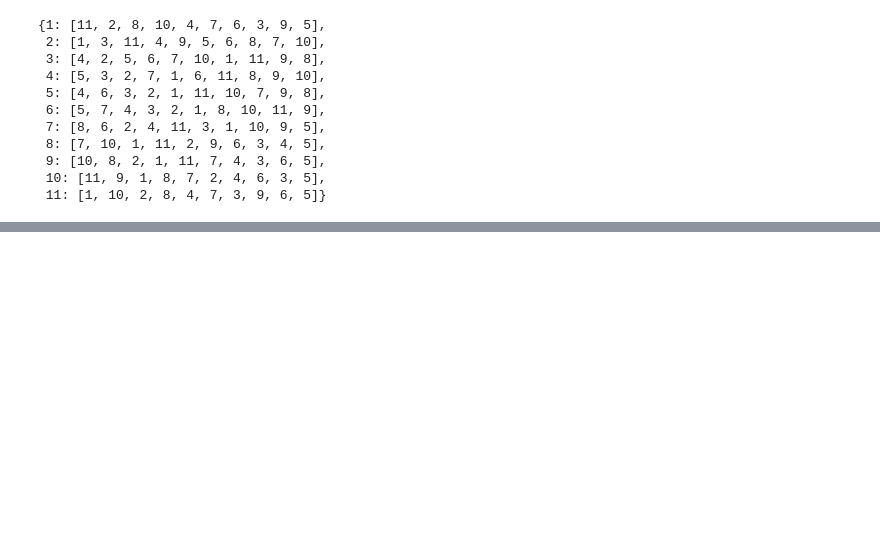
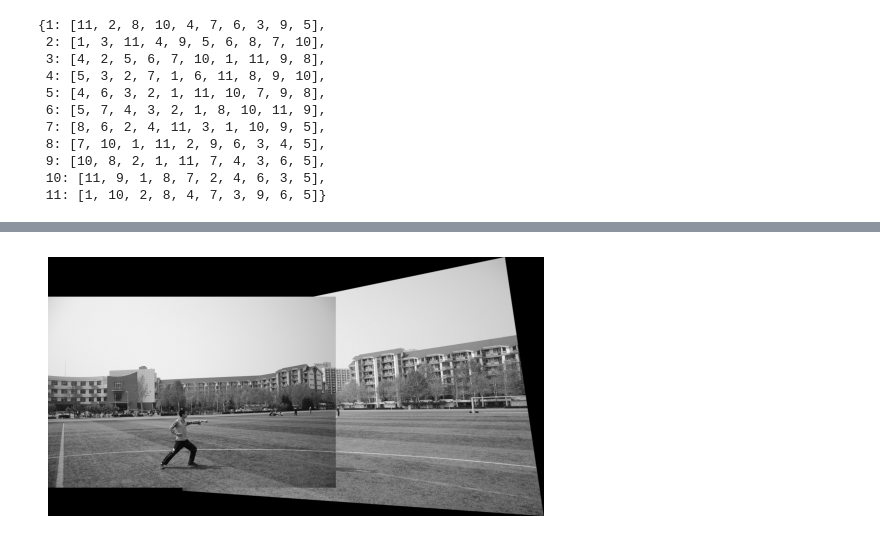
Before and after one commit to GCSchmidt/local-image-features-apps, a Jupyter notebook: src/image-stitching/experiments.ipynb, the cells around one changed output, grey strips where cells are left out. Drawn from its saved outputs; the diff is of its cells as text; code cells hidden in the pictures; blank space fills up the shorter version.

Commit message:
experimented with: - getting kp pairs for the match result of 2 specific images - obtaining homographies between 2 specific images - stitching image with homographies

```diff
--- a/src/image-stitching/experiments.ipynb
+++ b/src/image-stitching/experiments.ipynb
@@ -305,0 +374,20 @@ top_matches
+# %%
+def get_homogrphy(kps, matched_ids):
+    src = np.empty((len(matched_ids),2), dtype=np.float32)  # coords of features from reference image
+    dst = np.empty((len(matched_ids),2), dtype=np.float32)  # coords of features from target image
+
+    for i, id_pair in enumerate(matched_ids):
+        kp_id1, kp_id2 = id_pair  # get ids of features
+        kp1, kp2 = kps[kp_id1], kps[kp_id2]  # use ids of features to get their objs
+        src[i,0] = kp1.pt[0]  # x coord
+        src[i,1] = kp1.pt[1]  # y coord
+        dst[i,0] = kp2.pt[0]  # x coord
+        dst[i,1] = kp2.pt[1]  # y coord
+
+    H, _ =  cv2.findHomography(dst, src, cv2.RANSAC, 5.0)
+    return H  # transfromion to go from target to reference
+
+H = get_homogrphy(kps, matched_ids)
+# %%
+img1 = cv2.imread(img_paths[id1-1], cv2.IMREAD_GRAYSCALE)
+img2 = cv2.imread(img_paths[id2-1], cv2.IMREAD_GRAYSCALE)
@@ -305,0 +415,40 @@ top_matches
+# %%
+def stitch_images2(img1, img2, H):
+    """
+    Stitch img2 onto img1 using homography H (img2 -> img1)
+    img1 is the base canvas
+    """
+    h1, w1 = img1.shape[:2]
+    h2, w2 = img2.shape[:2]
+
+    # Corners of img2
+    corners_img2 = np.array([[0,0],[0,h2],[w2,h2],[w2,0]], dtype=np.float32).reshape(-1,1,2)
+    # Warp corners into img1's frame using H
+    warped_corners = cv2.perspectiveTransform(corners_img2, H)
+
+    # Corners of img1
+    corners_img1 = np.array([[0,0],[0,h1],[w1,h1],[w1,0]], dtype=np.float32).reshape(-1,1,2)
+
+    # All corners together to find canvas size
+    all_corners = np.concatenate((warped_corners, corners_img1), axis=0)
+    [xmin, ymin] = np.int32(all_corners.min(axis=0).ravel() - 0.5)
+    [xmax, ymax] = np.int32(all_corners.max(axis=0).ravel() + 0.5)
+
+    # Translation matrix to shift everything into positive coordinates
+    translation = np.array([[1,0,-xmin],[0,1,-ymin],[0,0,1]])
+
+    # Warp img2 into canvas
+    result = cv2.warpPerspective(img2, translation @ H, (xmax - xmin, ymax - ymin))
+    # Place img1 into canvas
+    result[-ymin:h1 - ymin, -xmin:w1 - xmin] = img1
+
+    return result
+
+stitched = stitch_images2(img1, img2, H)
+
+# Display inline
+plt.imshow(stitched, cmap="gray")
+plt.axis('off')  # hide axes
+plt.show()
+# %% [output]
+[figure, added]
```
Also changed, not shown: parts of 6 cells of this notebook.
